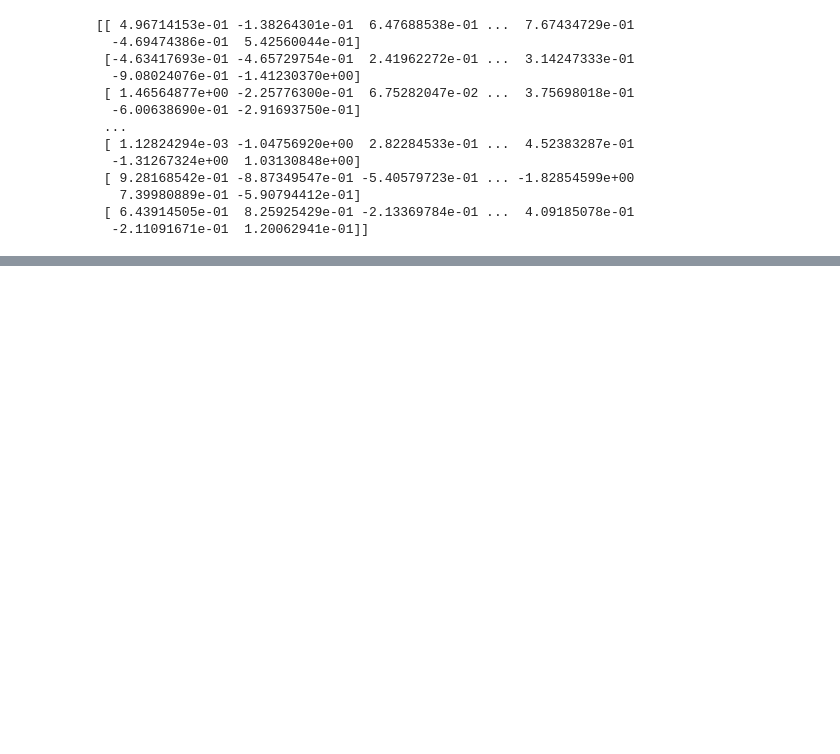
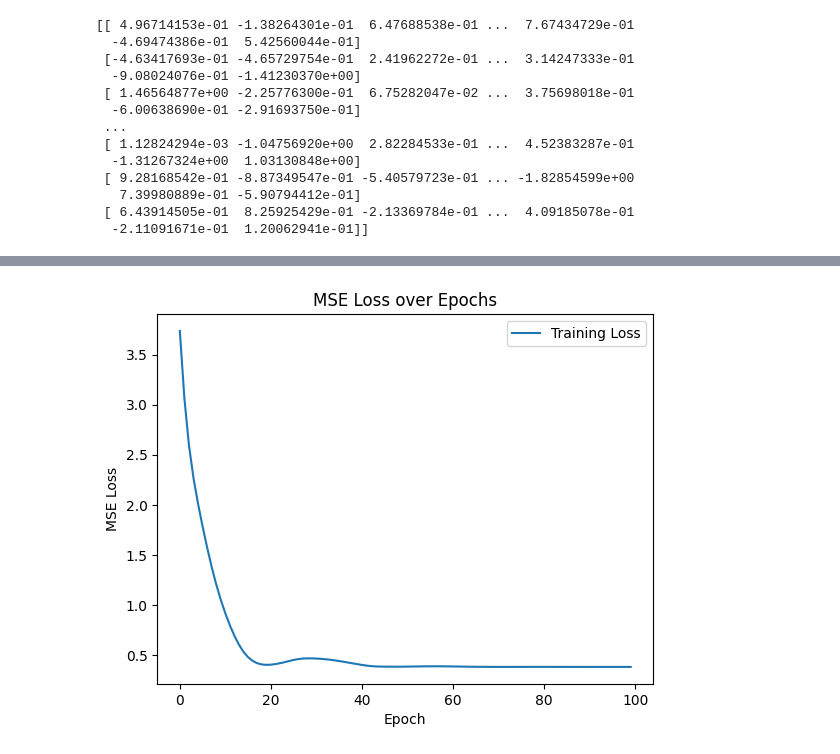
Before and after one commit to chiming-cho/Learning, a Jupyter notebook: Project/Proj_neural_network.ipynb, the cells around one changed output, grey strips where cells are left out. Saved outputs shown, nothing was run; the diff lists cells and outputs as text; code cells hidden in the pictures; blank space fills up the shorter version.

```diff
--- a/Project/Proj_neural_network.ipynb
+++ b/Project/Proj_neural_network.ipynb
@@ -107,0 +85,34 @@ print(model.predict(test))
+# %%
+x = np.random.normal(loc=0.0, scale=1.0, size=(10000, 10))
+y = (np.sum(x, axis=1) > 0).astype(float)
+y = y + np.sin(x[:, 1]) * 2.0 + np.exp(-x[:, 2]**2) * 0.4
+# %%
+X_tensor = torch.FloatTensor(x)
+y_tensor = torch.FloatTensor(y).unsqueeze(1)
+
+model = nn.Sequential(
+    nn.Linear(10, 1),
+)
+
+losses = []
+
+criterion = nn.MSELoss()
+optimizer = optim.Adam(model.parameters(), lr=0.1)
+
+for epoch in range(100):
+    outputs = model(X_tensor)
+    loss = criterion(outputs, y_tensor)
+
+    optimizer.zero_grad()
+    loss.backward()
+    optimizer.step()
+
+    losses.append(loss.item())
+
+    if epoch % 10 == 0:
+        print(f"Epoch {epoch}, Loss: {loss.item():.4f}")
+
+with torch.no_grad():
+    predictions = (model(X_tensor) > 0.5).float()
+    accuracy = (predictions == y_tensor).float().mean()
+    print(f"모델의 정확도: {accuracy.item():.4f}")
@@ -107,0 +131,9 @@ print(model.predict(test))
+# %%
+plt.plot(losses, label='Training Loss')
+plt.title("MSE Loss over Epochs")
+plt.xlabel("Epoch")
+plt.ylabel("MSE Loss")
+plt.legend()
+plt.show()
+# %% [output]
+[figure, added]
```
Also changed, not shown: parts of 10 cells of this notebook.
